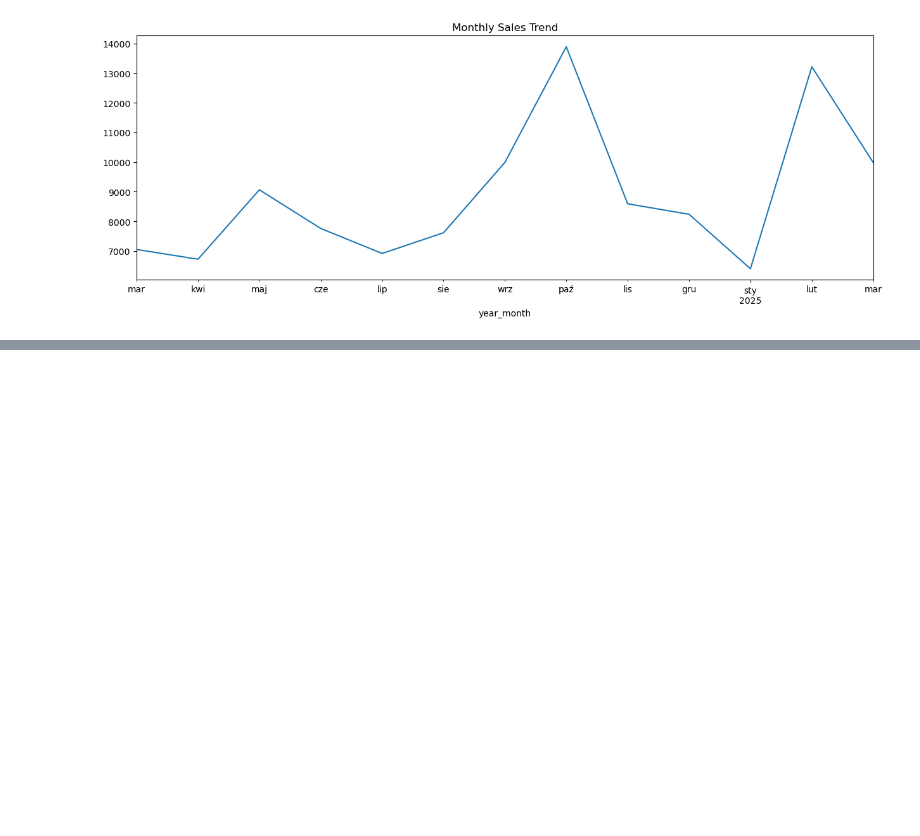
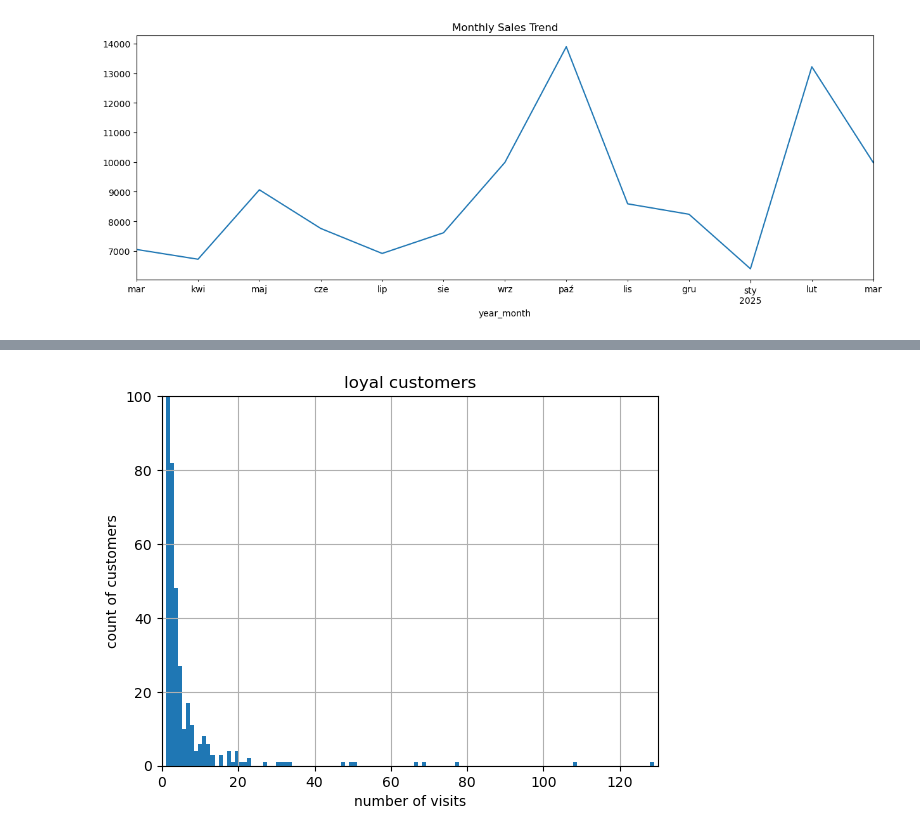
Before and after one commit to mtszczepaniak/Coffee_Sales_Analysis, a Jupyter notebook: Coffee_Sales_Analysis_EDA.ipynb, the cells around one changed output, grey strips where cells are left out. Saved outputs shown, nothing was run; the diff lists cells and outputs as text; code cells hidden in the pictures; blank space fills up the shorter version.

```diff
--- a/Coffee_Sales_Analysis_EDA.ipynb
+++ b/Coffee_Sales_Analysis_EDA.ipynb
@@ -72,0 +121,3 @@ df.groupby('year_month')['money'].sum().plot(kind='line', title="Monthly Sales T
+# %%
+cardcount = df['card'].value_counts()
+cardcount
@@ -72,0 +138,10 @@ df.groupby('year_month')['money'].sum().plot(kind='line', title="Monthly Sales T
+# %%
+cardcount.hist(bins=120)
+plt.xlim(0,130)
+plt.ylim(0,100)
+plt.xlabel("number of visits")
+plt.ylabel("count of customers")
+plt.title("loyal customers")
+plt.show()
+# %% [output]
+[figure, added]
```
Also changed, not shown: parts of 8 cells of this notebook.
